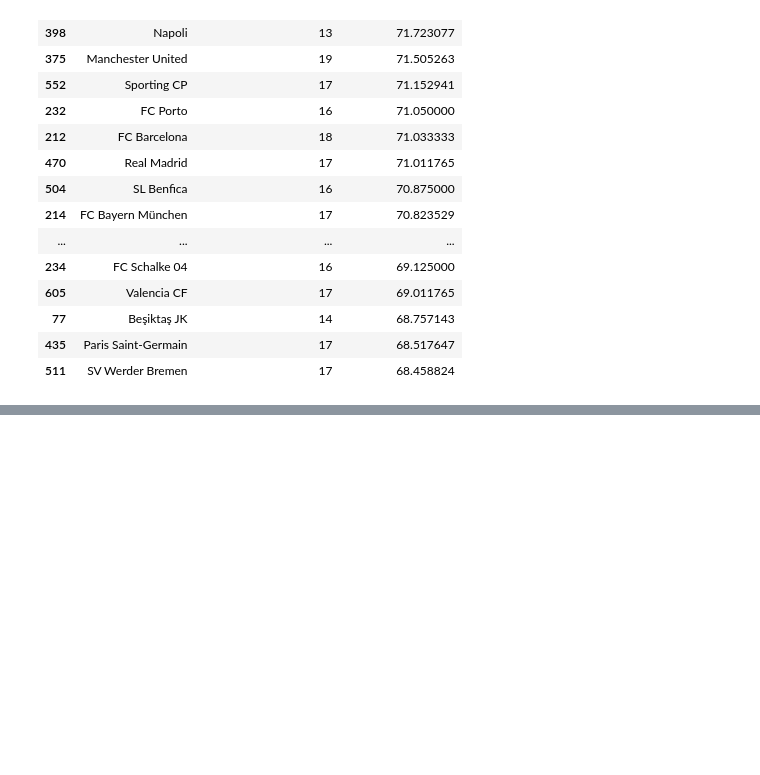
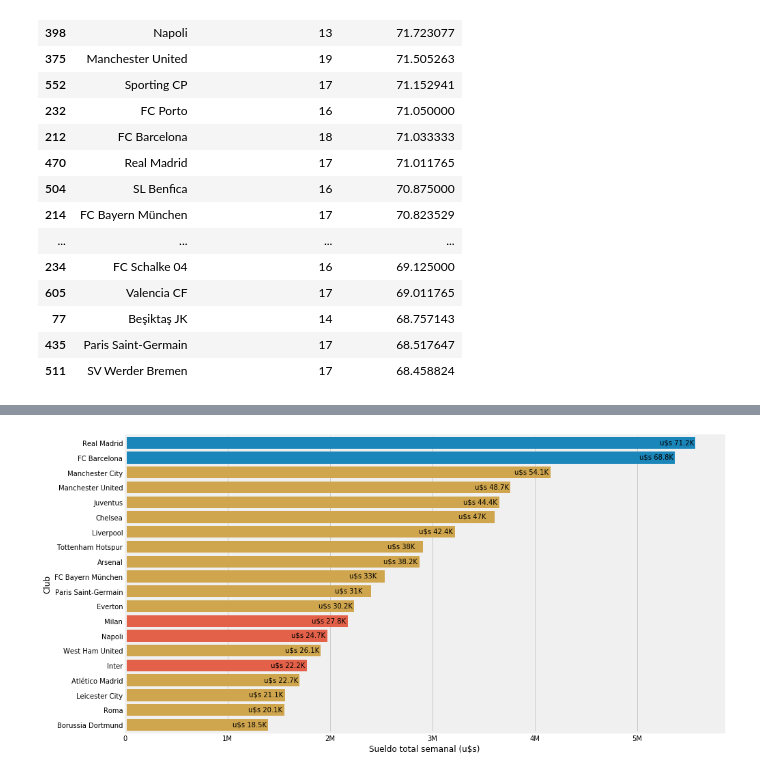
Before and after one commit to raulcarlomagno/dmuba-especializacion-futbol, a Jupyter notebook: main.ipynb, the cells around one changed output, grey strips where cells are left out. Saved outputs shown, nothing was run; the diff lists cells and outputs as text; code cells hidden in the pictures; blank space fills up the shorter version.

```diff
--- a/main.ipynb
+++ b/main.ipynb
@@ -989,0 +997,21 @@ See the caveats in the documentation: http://pandas.pydata.org/pandas-docs/stabl
+# %%
+df_wage = df.groupby('Club').agg({'Overall':'mean','Wage':'sum'}).reset_index(level='Club')
+df_wage.rename(columns={'Wage':'TotalWages', 'Overall': 'AverageRating'}, inplace=True)
+df_wage['ValueForMoney'] = df_wage['TotalWages'] / df_wage['AverageRating']
+df_wage = df_wage.sort_values(by=['TotalWages'], ascending=False).head(20)
+df_wage['Top2'] = np.where(df_wage['Club'].isin(["Real Madrid", "FC Barcelona"]), '1', np.where(df_wage['Club'].isin(["Inter", "Milan", "Napoli"]), '2', '3'))
+df_wage.reset_index(inplace = True, drop = True)
+# %%
+f, ax = plt.subplots(figsize=(14, 8))
+
+sns.barplot(x="TotalWages", y="Club", data=df_wage, dodge=False, hue="Top2")
+
+ax.get_legend().remove()
+ax.set(ylabel="Club", xlabel="Sueldo total semanal (u$s)")
+
+for index, row in df_wage.iterrows():
+    ax.annotate('u$s ' + human_format(row['ValueForMoney']), (row['TotalWages']-350000, index+0.1))
+
+ax.xaxis.set_major_formatter(ticker.FuncFormatter(reformat_large_tick_values));
+# %% [output]
+[figure, added]
```
Also changed, not shown: parts of 5 cells of this notebook.
